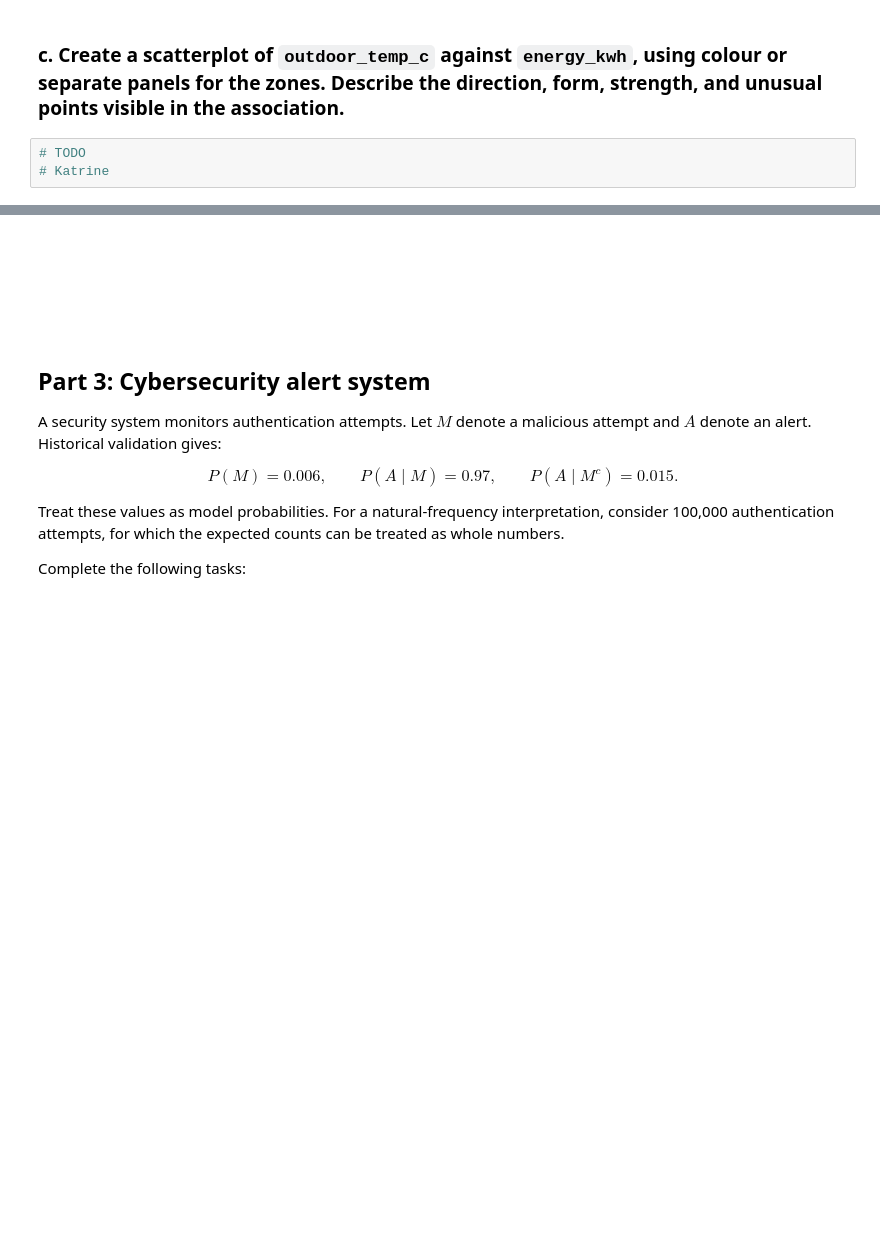
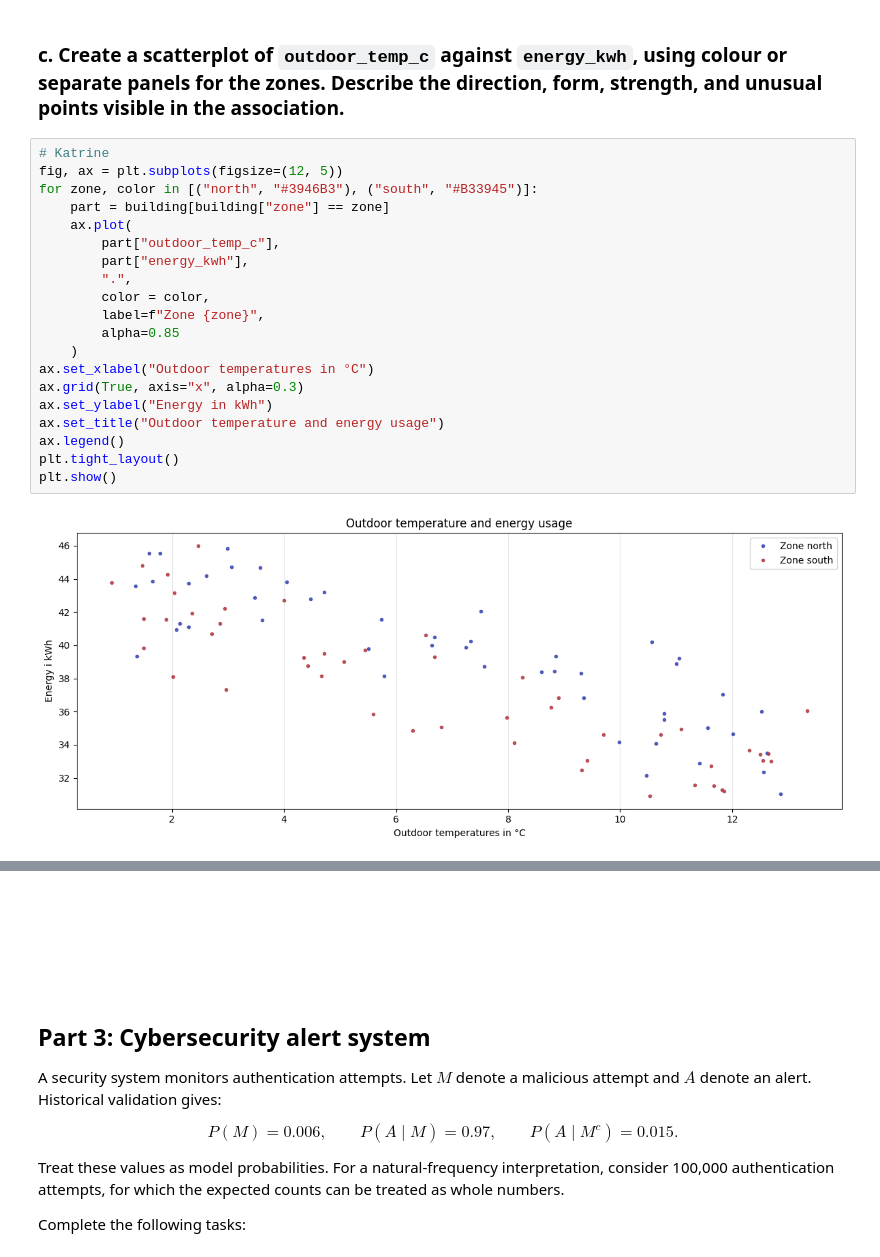
Before and after one commit to Dogmeat2000/sta1, a Jupyter notebook: assignment1/assignment1.ipynb, the cells around one changed output, grey strips where cells are left out. Cells and saved outputs as stored; diff of their text form; blank space fills up the shorter version.

```diff
--- a/assignment1/assignment1.ipynb
+++ b/assignment1/assignment1.ipynb
@@ -504,5 +504,24 @@ Two exceptions stand out around hour 6-7 and again around hour 37-38, where the
 # %% [markdown]
 ### c. Create a scatterplot of `outdoor_temp_c` against `energy_kwh`, using colour or separate panels for the zones. Describe the direction, form, strength, and unusual points visible in the association.
 # %%
-# TODO
 # Katrine
+fig, ax = plt.subplots(figsize=(12, 5))
+for zone, color in [("north", "#3946B3"), ("south", "#B33945")]:
+    part = building[building["zone"] == zone]
+    ax.plot(
+        part["outdoor_temp_c"],
+        part["energy_kwh"],
+        ".",
+        color = color,
+        label=f"Zone {zone}",
+        alpha=0.85
+    )
+ax.set_xlabel("Outdoor temperatures in °C")
+ax.grid(True, axis="x", alpha=0.3)
+ax.set_ylabel("Energy in kWh")
+ax.set_title("Outdoor temperature and energy usage")
+ax.legend()
+plt.tight_layout()
+plt.show()
+# %% [output]
+[figure, added]
```
Also changed, not shown: parts of 13 cells of this notebook.
